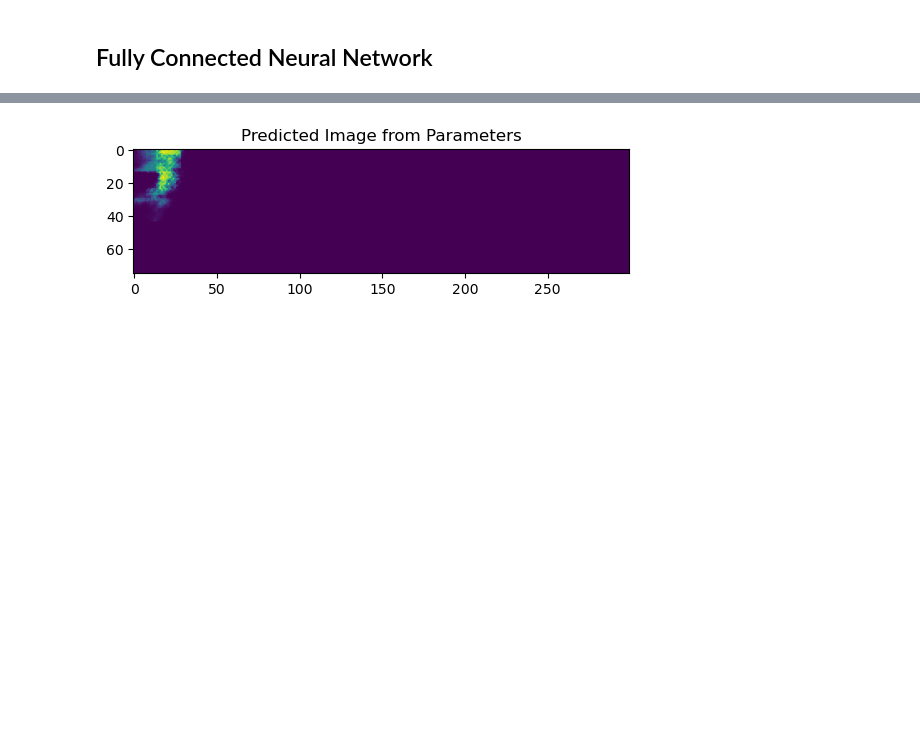
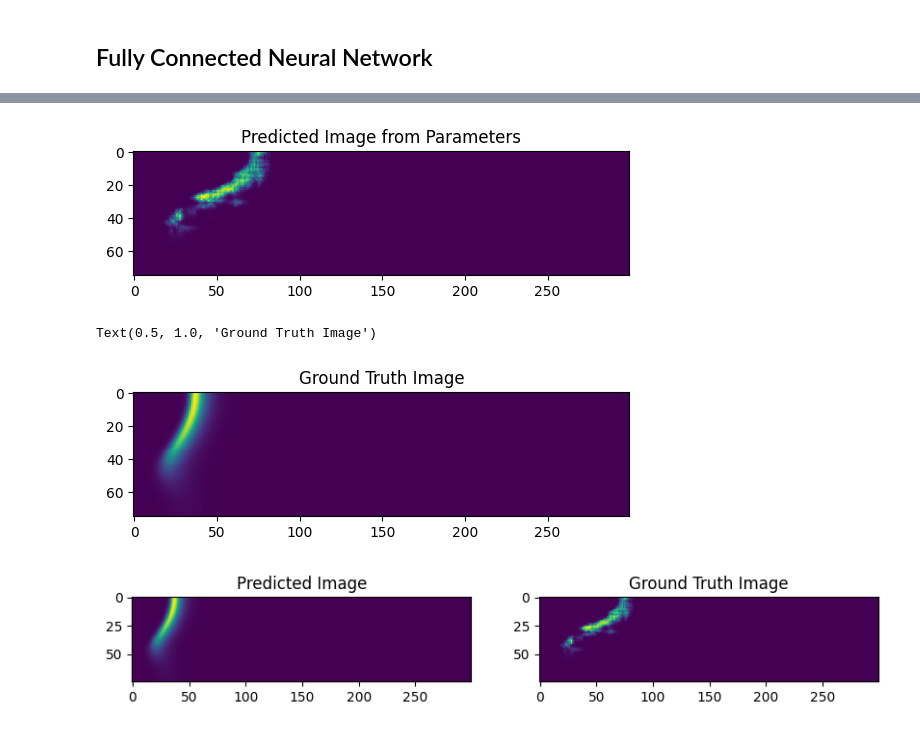
Before and after one commit to zzhuqshun/ML-for-dynamical-system, a Jupyter notebook: Autoencoder.ipynb, the cells around one changed output, grey strips where cells are left out. Cells and saved outputs as stored; diff of their text form; code cells hidden in the pictures; blank space fills up the shorter version.

```diff
--- a/Autoencoder.ipynb
+++ b/Autoencoder.ipynb
@@ -113,7 +132,9 @@ for i in range(conditions.shape[1]):
 # Wall Temperature (373 or None)
 
 # Data split
+
 train_data, test_data, label_train, label_test = train_test_split(Qdot, df, test_size = 0.15, shuffle=True)
+train_data, val_data, label_train, label_val = train_test_split(train_data, label_train, test_size = 0.15, shuffle=True)
 # %% [output]
 (239, 75, 300)
 (239, 4)
@@ -212,7 +274,7 @@ class Autoencoder(tf.keras.Model):
     return decoded
 
 
-latent_dim = 4
+latent_dim = 8
 autoencoder = Autoencoder(latent_dim)
 autoencoder.compile(optimizer = tf.keras.optimizers.Adam(learning_rate = 1e-4), loss='mse')
 
@@ -244,6 +288,6 @@ _________________________________________________________________
 # Model Training
 early_stopping = tf.keras.callbacks.EarlyStopping(monitor='val_loss', patience=10, restore_best_weights=True)
 
-hist = autoencoder.fit(train_data, train_data,epochs=200,batch_size = 4,
+hist = autoencoder.fit(train_data, train_data, epochs=100, batch_size = 2,
                        validation_data=(test_data, test_data), callbacks=[early_stopping])
 # %% [output]
@@ -330,5 +374,5 @@ encoded_train = autoencoder.encoder(train_data).numpy()
 encoded_train = encoded_train/np.max(encoded_train)
 encoded_test = encoded_test/np.max(encoded_test)
 
-hist_mapping = mapping.fit(label_train, encoded_train, epochs=200, batch_size=8,validation_data=(label_test,encoded_test))
+hist_mapping = mapping.fit(label_train, encoded_train, epochs=100, batch_size=8,validation_data=(label_test,encoded_test))
 # %% [output]
@@ -367,25 +411,47 @@ plt.show()
 # %%
 # new_params = []
 
 # for i in range(df.shape[1]):
 #     value = np.random.uniform(0, 1)
 #     while value in df[:, i]:
 #         value = np.random.uniform(0, 1)
 #     new_params.append(value)
 
 # new_params = np.array([new_params])
 # new_params = tf.convert_to_tensor(new_params, dtype=tf.float32)
 
 
 
 new_params = conditions[170]
 params = np.expand_dims(new_params, axis=0)
 latent_data = mapping(params)
 pred_img = autoencoder.decoder(latent_data)
 pred_img = np.squeeze(pred_img.numpy())
 
 plt.imshow(pred_img)
 plt.title("Predicted Image from Parameters")
 plt.show()
+
+#compare with ground truth image
+img = Qdot[170]
+plt.title('Ground Truth Image')
+plt.imshow(np.squeeze(img))
+
+#plot the predicted image vs the ground truth
+fig = plt.figure(figsize=(10, 10))
+columns = 2
+rows = 1
+img = Qdot[170]
+ax = fig.add_subplot(rows, columns, 1)
+plt.imshow(np.squeeze(img))
+plt.title("Ground Truth Image")
+
+ax = fig.add_subplot(rows, columns, 2)
+plt.imshow(pred_img)
+
+plt.title("Predicted Image")
 # %% [output]
-[figure, old version]
+[figure, new version]
+Text(0.5, 1.0, 'Ground Truth Image')
+[figure, added]
+[figure, added]
```
Also changed, not shown: parts of 12 cells of this notebook, 2 other files.
